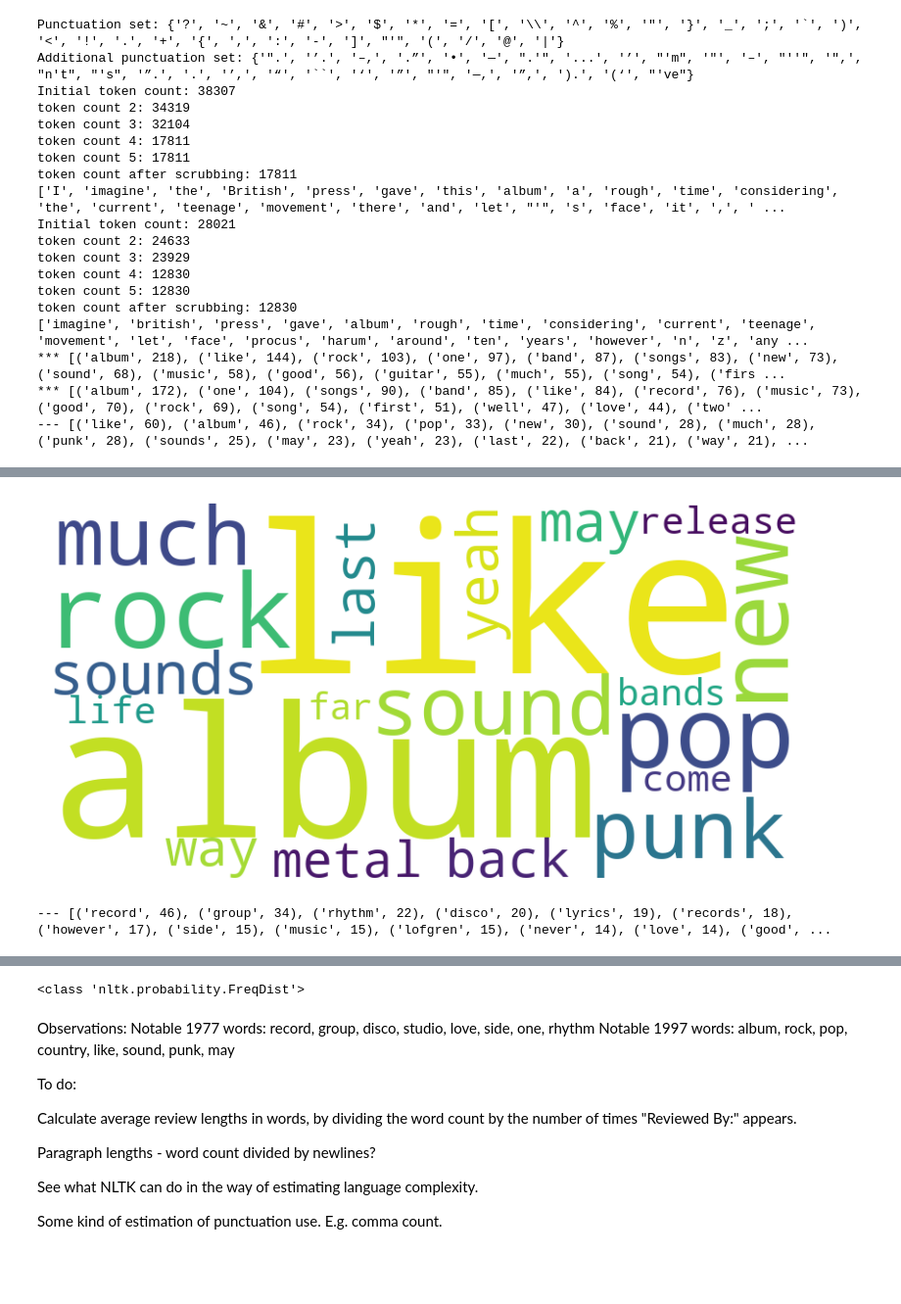
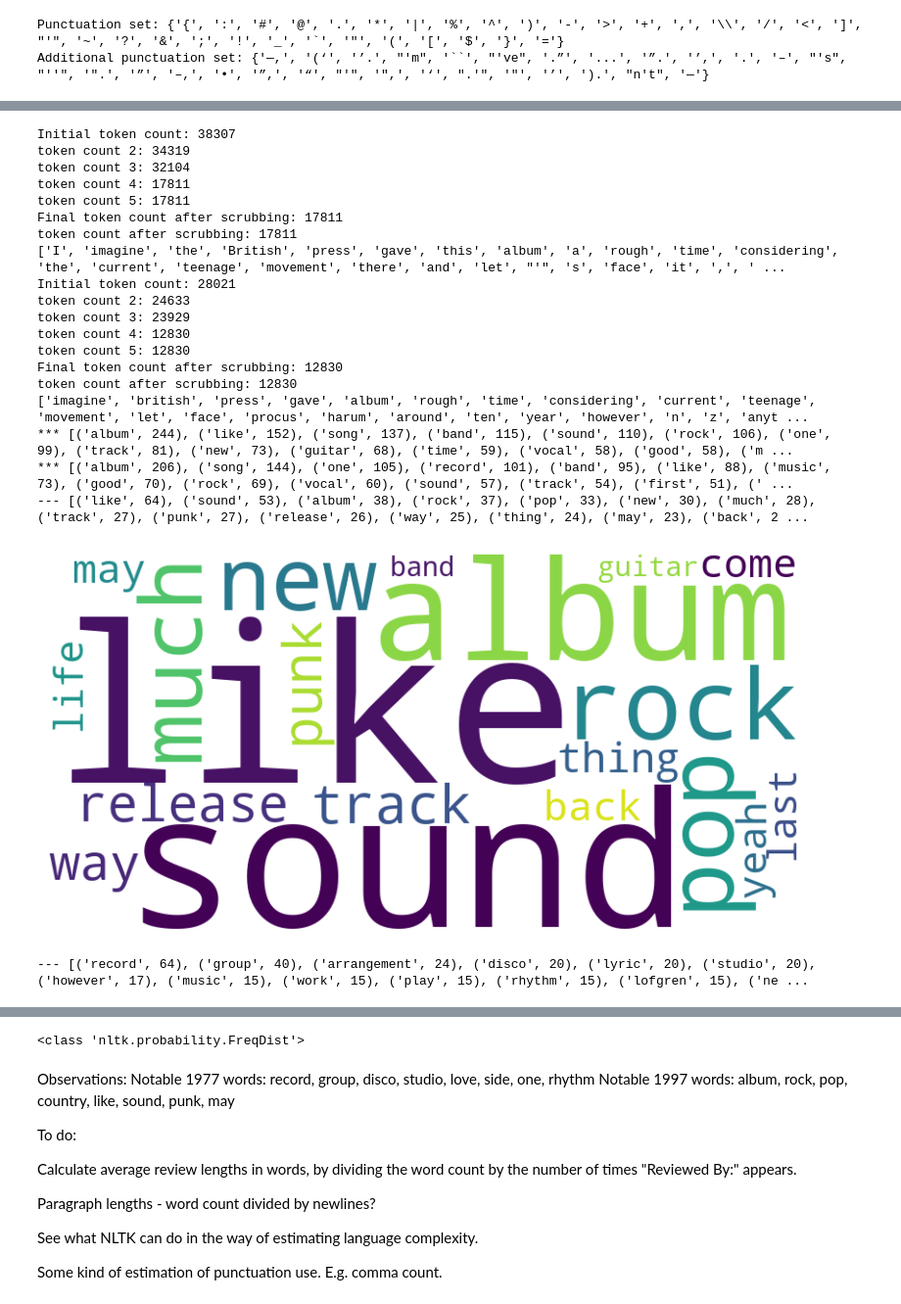
Before and after one commit to dominic1066/RIU, a Jupyter notebook: RIU.ipynb, the cells around one changed output, grey strips where cells are left out. Shown at 98% size. Cells and saved outputs as stored; diff of their text form; code cells hidden in the pictures; blank space fills up the shorter version.

```diff
--- a/RIU.ipynb
+++ b/RIU.ipynb
@@ -5,6 +5,7 @@ import string
 from nltk.corpus import PlaintextCorpusReader
 from nltk import FreqDist
 from nltk.corpus import stopwords
+from nltk.stem import WordNetLemmatizer
 from wordcloud import WordCloud
 import matplotlib.pyplot as plt
 import re
@@ -17,7 +18,12 @@ reserved_words = set(["reviewed", "album", "record", "company","artist"])
 nltk.download('stopwords')
 stop_words = set(stopwords.words('english'))
 
-def do_scrubbing(tokens: list, remove_punctuation=True, remove_additional_puctuation=True, remove_stopwords=True, remove_reserved_words=True, lowercase=True):
+nltk.download('wordnet')
+nltk.download('omw-1.4')
+
+lemmatizer = WordNetLemmatizer()
+
+def do_scrubbing(tokens: list, remove_punctuation=True, remove_additional_puctuation=True, remove_stopwords=True, remove_reserved_words=True, lowercase=True, lemmatize=False) -> list:
     # Example scrubbing function (can be customized)
     print("Initial token count:", len(tokens))
     if lowercase:
@@ -39,6 +45,9 @@ def do_scrubbing(tokens: list, remove_punctuation=True, remove_additional_puctua
         tokens = [word for word in tokens if word not in reserved_words]
     print("token count 5:", len(tokens))
 
+    if lemmatize:
+        tokens = [lemmatizer.lemmatize(token) for token in tokens]
+    print("Final token count after scrubbing:", len(tokens))
     return tokens
 
 def remove_header_lines(body: str, pattern: str) -> str:
@@ -62,13 +71,13 @@ raw_text_77 = remove_header_lines(raw_text_77, r'^(Reviewed By:|Artist:|Album:|R
 tokeniser = nltk.tokenize.WordPunctTokenizer()
 # tokens_97 = nltk.word_tokenize(raw_text_97, language='english', preserve_line=True)
 tokens_97 = tokeniser.tokenize(raw_text_97)
-tokens_97 = do_scrubbing(tokens_97, remove_reserved_words=False)
+tokens_97 = do_scrubbing(tokens_97, remove_reserved_words=False, lemmatize=True)
 print("token count after scrubbing:", len(tokens_97))
 concordance_1 = FreqDist(tokens_97)
 # tokens_77 = nltk.word_tokenize(raw_text_77, language='english', preserve_line=True)
 tokens_77 = tokeniser.tokenize(raw_text_77)
 print(tokens_77)
-tokens_77 = do_scrubbing(tokens_77, remove_reserved_words=False)
+tokens_77 = do_scrubbing(tokens_77, remove_reserved_words=False, lemmatize=True)
 print("token count after scrubbing:", len(tokens_77))
 print(tokens_77)
 concordance_2 = FreqDist(tokens_77)
@@ -93,25 +102,8 @@ plt.axis("off") # Turn off the axis labels
 plt.show()
 print(type(concordance_1))
 # %% [output]
-Punctuation set: {'?', '~', '&', '#', '>', '$', '*', '=', '[', '\\', '^', '%', '"', '}', '_', ';', '`', ')', '<', '!', '.', '+', '{', ',', ':', '-', ']', "'", '(', '/', '@', '|'}
-Additional punctuation set: {'".', '’.', '–,', '.”', '•', '—', ".'", '...', '’', "'m", '"', '–', "''", '",', "n't", "'s", '”.', '.', '’,', '“', '``', '‘', '”', "'", '—,', '”,', ').', '(‘', "'ve"}
-Initial token count: 38307
-token count 2: 34319
-token count 3: 32104
-token count 4: 17811
-token count 5: 17811
-token count after scrubbing: 17811
-['I', 'imagine', 'the', 'British', 'press', 'gave', 'this', 'album', 'a', 'rough', 'time', 'considering', 'the', 'current', 'teenage', 'movement', 'there', 'and', 'let', "'", 's', 'face', 'it', ',', ' ...
-Initial token count: 28021
-token count 2: 24633
-token count 3: 23929
-token count 4: 12830
-token count 5: 12830
-token count after scrubbing: 12830
-['imagine', 'british', 'press', 'gave', 'album', 'rough', 'time', 'considering', 'current', 'teenage', 'movement', 'let', 'face', 'procus', 'harum', 'around', 'ten', 'years', 'however', 'n', 'z', 'any ...
-*** [('album', 218), ('like', 144), ('rock', 103), ('one', 97), ('band', 87), ('songs', 83), ('new', 73), ('sound', 68), ('music', 58), ('good', 56), ('guitar', 55), ('much', 55), ('song', 54), ('firs ...
-*** [('album', 172), ('one', 104), ('songs', 90), ('band', 85), ('like', 84), ('record', 76), ('music', 73), ('good', 70), ('rock', 69), ('song', 54), ('first', 51), ('well', 47), ('love', 44), ('two' ...
---- [('like', 60), ('album', 46), ('rock', 34), ('pop', 33), ('new', 30), ('sound', 28), ('much', 28), ('punk', 28), ('sounds', 25), ('may', 23), ('yeah', 23), ('last', 22), ('back', 21), ('way', 21), ...
+Punctuation set: {'{', ':', '#', '@', '.', '*', '|', '%', '^', ')', '-', '>', '+', ',', '\\', '/', '<', ']', "'", '~', '?', '&', ';', '!', '_', '`', '"', '(', '[', '$', '}', '='}
+Additional punctuation set: {'—,', '(‘', '’.', "'m", '``', "'ve", '.”', '...', '”.', '’,', '.', '–', "'s", "''", '".', '”', '–,', '•', '”,', '“', "'", '",', '‘', ".'", '"', '’', ').', "n't", '—'}
 [nltk_data] Downloading package stopwords to
 [nltk_data]     C:\Users\OEM\AppData\Roaming\nltk_data...
 [nltk_data]   Package stopwords is already up-to-date!
@@ -118,2 +115,21 @@ token count after scrubbing: 12830
+Initial token count: 38307
+token count 2: 34319
+token count 3: 32104
+token count 4: 17811
+token count 5: 17811
+Final token count after scrubbing: 17811
+token count after scrubbing: 17811
+['I', 'imagine', 'the', 'British', 'press', 'gave', 'this', 'album', 'a', 'rough', 'time', 'considering', 'the', 'current', 'teenage', 'movement', 'there', 'and', 'let', "'", 's', 'face', 'it', ',', ' ...
+Initial token count: 28021
+token count 2: 24633
+token count 3: 23929
+token count 4: 12830
+token count 5: 12830
+Final token count after scrubbing: 12830
+token count after scrubbing: 12830
+['imagine', 'british', 'press', 'gave', 'album', 'rough', 'time', 'considering', 'current', 'teenage', 'movement', 'let', 'face', 'procus', 'harum', 'around', 'ten', 'year', 'however', 'n', 'z', 'anyt ...
+*** [('album', 244), ('like', 152), ('song', 137), ('band', 115), ('sound', 110), ('rock', 106), ('one', 99), ('track', 81), ('new', 73), ('guitar', 68), ('time', 59), ('vocal', 58), ('good', 58), ('m ...
+*** [('album', 206), ('song', 144), ('one', 105), ('record', 101), ('band', 95), ('like', 88), ('music', 73), ('good', 70), ('rock', 69), ('vocal', 60), ('sound', 57), ('track', 54), ('first', 51), (' ...
+--- [('like', 64), ('sound', 53), ('album', 38), ('rock', 37), ('pop', 33), ('new', 30), ('much', 28), ('track', 27), ('punk', 27), ('release', 26), ('way', 25), ('thing', 24), ('may', 23), ('back', 2 ...
-[figure, old version]
+[figure, new version]
---- [('record', 46), ('group', 34), ('rhythm', 22), ('disco', 20), ('lyrics', 19), ('records', 18), ('however', 17), ('side', 15), ('music', 15), ('lofgren', 15), ('never', 14), ('love', 14), ('good', ...
+--- [('record', 64), ('group', 40), ('arrangement', 24), ('disco', 20), ('lyric', 20), ('studio', 20), ('however', 17), ('music', 15), ('work', 15), ('play', 15), ('rhythm', 15), ('lofgren', 15), ('ne ...
@@ -121,4 +137,4 @@ token count after scrubbing: 12830
-<class 'nltk.probability.FreqDist'>
+<class 'nltk.probability.FreqDist'>
 # %% [markdown]
 Observations:
 Notable 1977 words: record, group, disco, studio, love, side, one, rhythm
```
Also changed, not shown: parts of 1 cell of this notebook.
